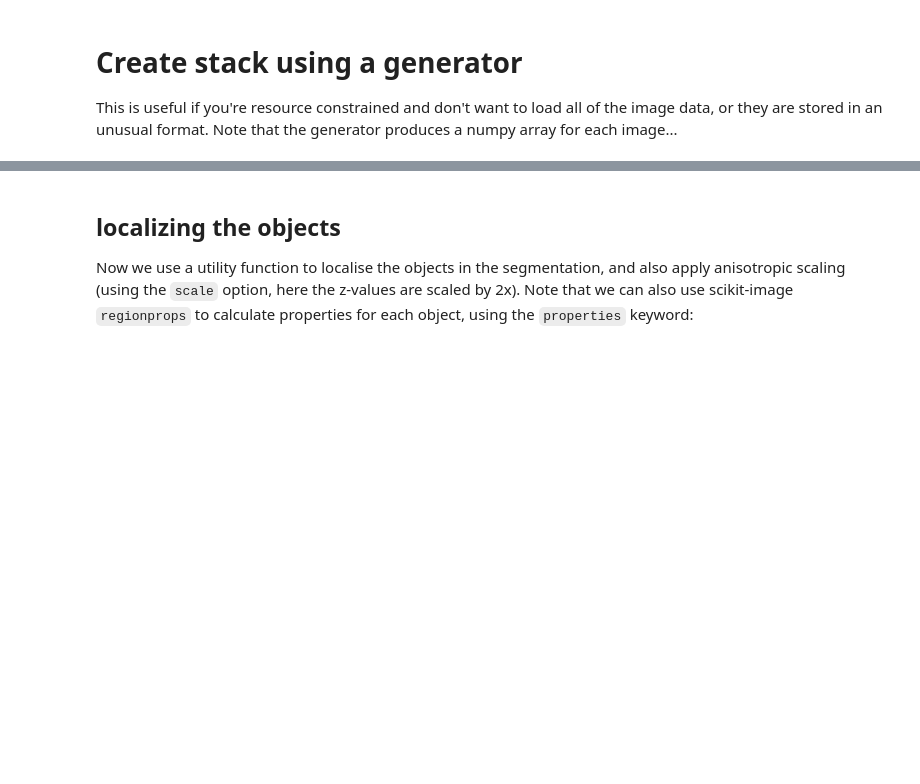
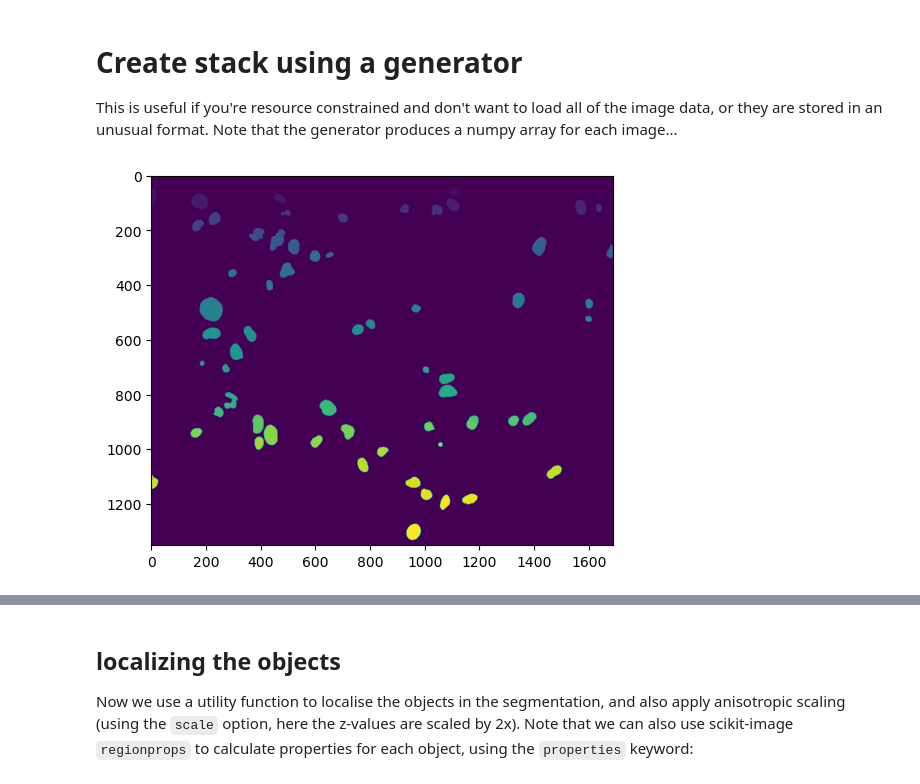
Before and after one commit to nthndy/cell-comp-analysis, a Jupyter notebook: commitment_analysis/segmentation_to_btrack_to_napari.ipynb, the cells around one changed output, grey strips where cells are left out. Drawn from its saved outputs; the diff is of its cells as text; code cells hidden in the pictures; blank space fills up the shorter version.

```diff
--- a/commitment_analysis/segmentation_to_btrack_to_napari.ipynb
+++ b/commitment_analysis/segmentation_to_btrack_to_napari.ipynb
@@ -22,7 +21,7 @@ Napari version 0.4.7
 # %% [markdown]
 # Load experiment and position list
 # %%
-root_folder = '/run/user/1000/gvfs/smb-share:server=lowe-sn00.biochem.ucl.ac.uk,share=lowegrp/Data/Manasi/'
+root_folder = '/home/nathan/data/kraken/commitment/'
 expt_IDs = natsorted([ID for ID in os.listdir(root_folder) if 'MK' in ID])
 print('Experiment/position list', [(expt,natsorted([pos for pos in os.listdir(os.path.join(root_folder, expt)) if 'Pos' in pos])) for expt in expt_IDs])
 # %% [output]
@@ -36 +31,4 @@ pos = 'Pos15'
+# %%
+expt = 'MK0002'
+pos = 'Pos12'
 # %% [markdown]
@@ -92,0 +78,5 @@ irfp_image_stack = stack_generator(irfp_images)
+# %%
+plt.imshow(imread(rfp_masks[0]))
+plt.show()
+# %% [output]
+[figure, added]
```
Also changed, not shown: parts of 26 cells of this notebook, 5 other files.
